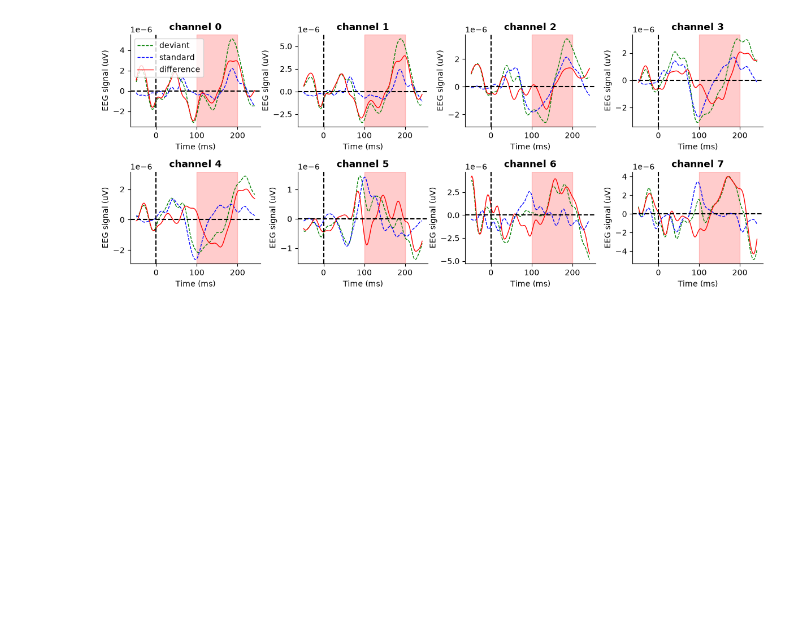
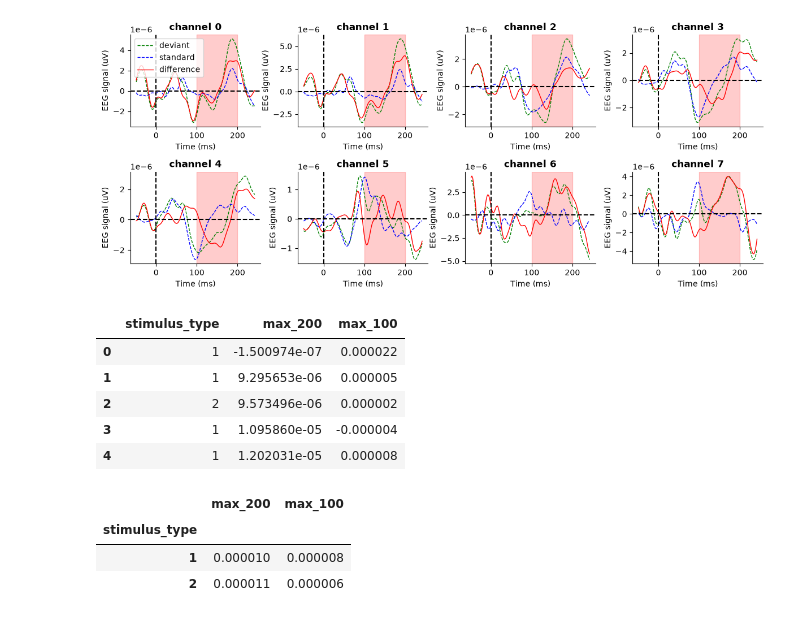
Before and after one commit to nicolascatz/M1_EEG_Project, a Jupyter notebook: scripts/DA1_TD1_Garrido_from_process_to_analysis_students.ipynb, the cells around one changed output. Cells and saved outputs as stored; diff of their text form; code cells hidden in the pictures; blank space fills up the shorter version.

```diff
--- a/scripts/DA1_TD1_Garrido_from_process_to_analysis_students.ipynb
+++ b/scripts/DA1_TD1_Garrido_from_process_to_analysis_students.ipynb
@@ -256,3 +255,39 @@ plt.tight_layout()
 # 125 corresponds to 125 samples after the stimulus onset, which is 125/512 s = 0.244140625 s
 # 0.1s corresponds to 51.2 samples, which is rounded to 51 samples
 # 0.1s after the stimulus onset corresponds to 51 samples after the stimulus onset then 76 samples on the fig
+# %%
+# for a given channel (the 4 here), we can extract the maximum value of the EEG signal
+# in a time window after the stimulus onset for each epoch,
+
+channel_index = 6 # channel 4 (index 4) is the one we want to analyze
+max_200=eeg_aligned_all[channel_index][:,100:125].max(axis=1) # get the maximum value of the EEG signal in the time window 100-125 samples after the stimulus onset for each epoch
+max_100=eeg_aligned_all[channel_index][:,70:80].max(axis=1) # get the maximum value of the EEG signal in the time window 70-80 samples after the stimulus onset for each epoch
+
+
+# create a DataFrame with the stimulus type and the maximum values for each epoch
+
+df = pd.DataFrame({'stimulus_type': stimulus_events[:,1],
+                    'max_200': max_200, 'max_100': max_100})
+
+# with this simple df you can start to learn how to use pandas to manipulate data and
+# perform statistical analysis. You can group the data by stimulus type, calculate means,
+# standard deviations, and perform t-tests or ANOVA to compare the two groups.
+# You can also visualize the data using boxplots or bar plots to see the differences between the two stimulus types.
+
+df.head() # print the first 5 rows of the DataFrame
+# %% [output]
+|  | stimulus_type | max_200 | max_100 |
+| 0 | 1 | -1.500974e-07 | 0.000022 |
+| 1 | 1 | 9.295653e-06 | 0.000005 |
+| 2 | 2 | 9.573496e-06 | 0.000002 |
+| 3 | 1 | 1.095860e-05 | -0.000004 |
+| 4 | 1 | 1.202031e-05 | 0.000008 |
+# %%
+# look how easy it is to calculate the mean of the maximum values for each stimulus type using pandas
+
+df.groupby('stimulus_type').mean() # calculate the mean of the maximum values for each stimulus type
+# %% [output]
+|  | max_200 | max_100 |
+| stimulus_type |  |  |
+| 1 | 0.000010 | 0.000008 |
+| 2 | 0.000011 | 0.000006 |
```
Also changed, not shown: parts of 24 cells of this notebook.
